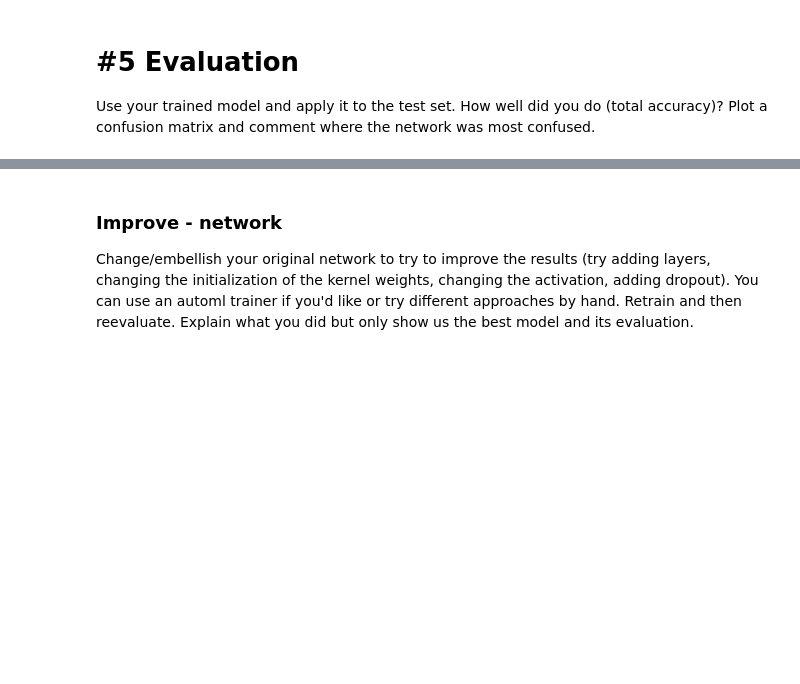
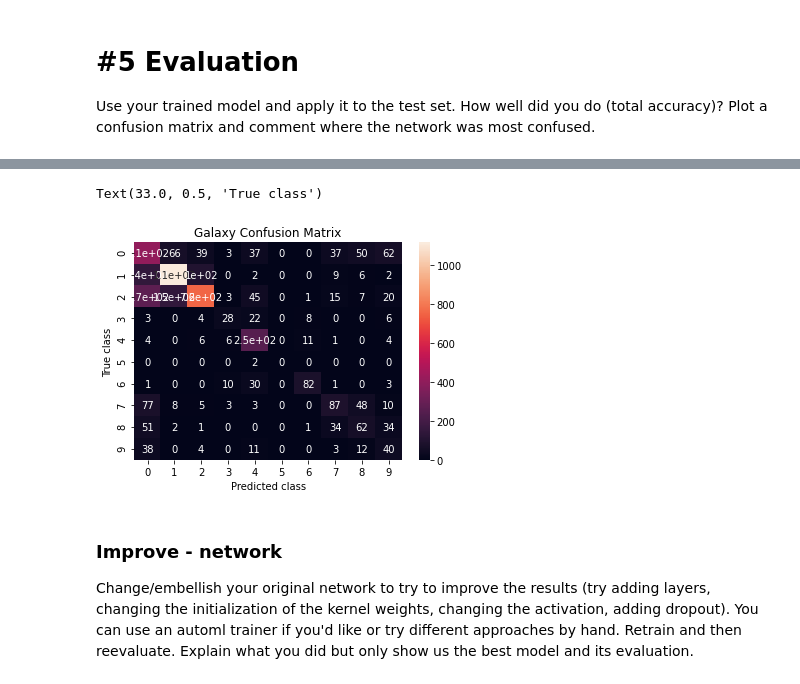
Before and after one commit to mdoyle17/python-ay250-homework-berkeley, a Jupyter notebook: hw_6/hw6_machinelearning.ipynb, the cells around one changed output, grey strips where cells are left out. Cells and saved outputs as stored; diff of their text form; code cells hidden in the pictures; blank space fills up the shorter version.

```diff
--- a/hw_6/hw6_machinelearning.ipynb
+++ b/hw_6/hw6_machinelearning.ipynb
@@ -315,0 +332,14 @@ ValueError: in user code:
+# %%
+latest_model_file = !ls -t1 nn_results/ay250_*.h5 | head -1
+model = load_model(latest_model_file[0])
+
+pred_y = model.predict(test_images)
+# %%
+matrix = confusion_matrix(np.argmax(test_labels, axis=1) , np.argmax(pred_y, axis=1))
+sns.heatmap(matrix, annot=True)
+plt.title('Galaxy Confusion Matrix')
+plt.xlabel('Predicted class')
+plt.ylabel('True class')
+# %% [output]
+Text(33.0, 0.5, 'True class')
+[figure, added]
```
Also changed, not shown: parts of 11 cells of this notebook.
